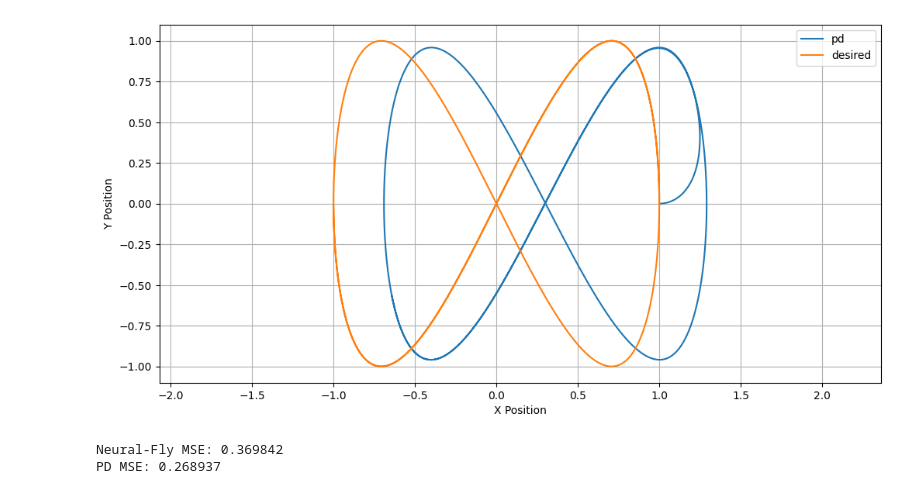
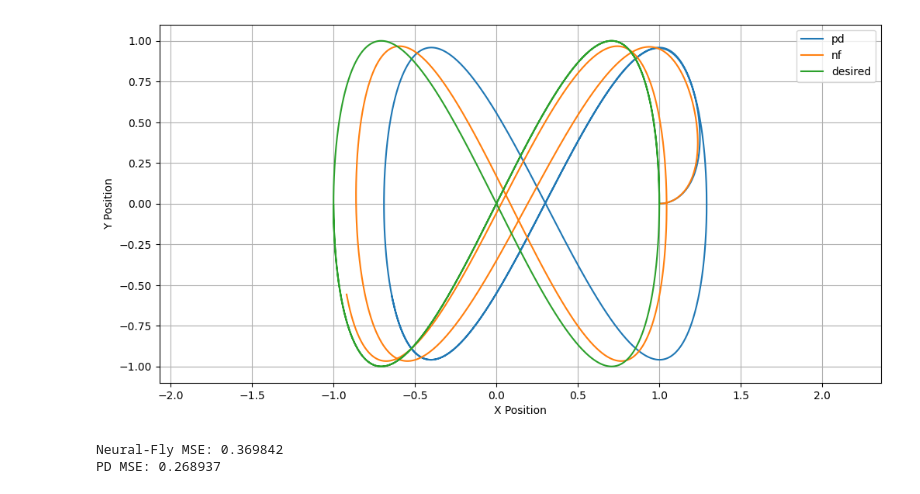
Before and after one commit to gavin-hyl/simple-quad-sim, a Jupyter notebook: plots.ipynb, the cells around one changed output. Drawn from its saved outputs; the diff is of its cells as text; code cells hidden in the pictures.

Commit message:
Update plots.

```diff
--- a/plots.ipynb
+++ b/plots.ipynb
@@ -28,27 +28,27 @@ data[filenames[0]].head()
 # %%
 plt.figure(figsize=(12, 6))
 
 # Plot complete trajectory from first file (synth-fly)
-for i, filename in enumerate(filenames[:1]):
+for i, filename in enumerate(filenames):
     df = data[filename]
     x = [eval(p)[0] for p in df['p']]
     y = [eval(p)[1] for p in df['p']]
     plt.plot(x, y, label=NAMES[i])
 
 df1 = data[filenames[0]]
 xd = [eval(p)[0] for p in df1['p_d']]
 yd = [eval(p)[1] for p in df1['p_d']]
 plt.plot(xd, yd, label='desired')
 
 plt.xlabel('X Position')
 plt.ylabel('Y Position')
 # plt.title('Trajectory Comparison: Neural-Fly vs PD Controller')
 plt.xlim(-1.5, 1.5)
 plt.axis('equal')
 plt.legend()
 plt.grid(True)
 # %% [output]
-[figure, old version]
+[figure, new version]
 # %%
 import numpy as np
 
```
Also changed, not shown: 1 other file.
